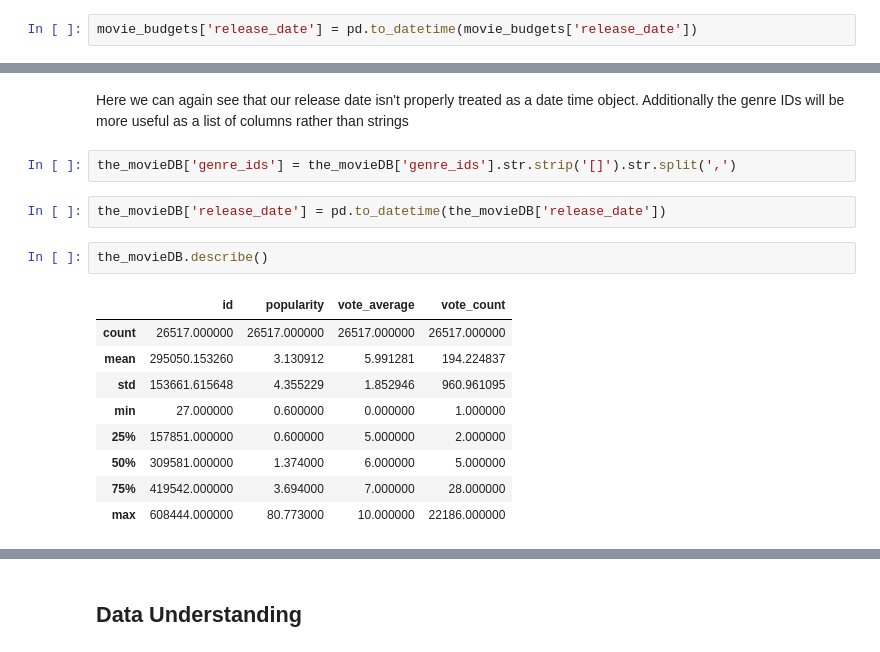
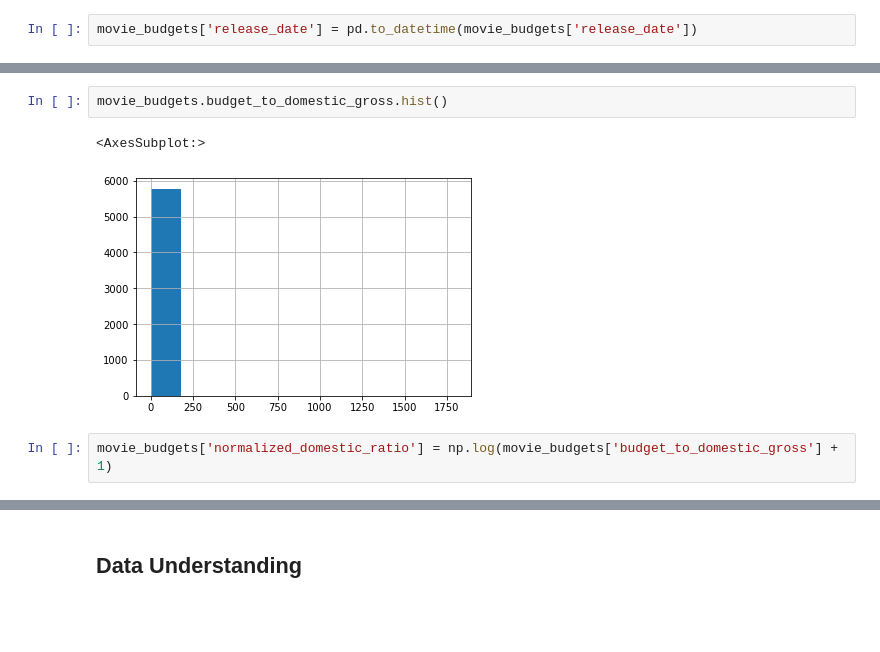
Before and after one commit to Jhuue/Flatiron-Capstone1, a Jupyter notebook: Shane.ipynb, the cells around one changed output, grey strips where cells are left out. Cells and saved outputs as stored; diff of their text form; blank space fills up the shorter version.

```diff
--- a/Shane.ipynb
+++ b/Shane.ipynb
@@ -102,18 +83,7 @@ memory usage: 2.0+ MB
-# %% [markdown]
-Here we can again see that our release date isn't properly treated as a date time object. Additionally the genre IDs will be more useful as a list of columns rather than strings
-# %%
-the_movieDB['genre_ids'] = the_movieDB['genre_ids'].str.strip('[]').str.split(',')
-# %%
-the_movieDB['release_date'] = pd.to_datetime(the_movieDB['release_date'])
-# %%
-the_movieDB.describe()
-# %% [output]
-|  | id | popularity | vote_average | vote_count |
-| count | 26517.000000 | 26517.000000 | 26517.000000 | 26517.000000 |
-| mean | 295050.153260 | 3.130912 | 5.991281 | 194.224837 |
-| std | 153661.615648 | 4.355229 | 1.852946 | 960.961095 |
-| min | 27.000000 | 0.600000 | 0.000000 | 1.000000 |
-| 25% | 157851.000000 | 0.600000 | 5.000000 | 2.000000 |
-| 50% | 309581.000000 | 1.374000 | 6.000000 | 5.000000 |
-| 75% | 419542.000000 | 3.694000 | 7.000000 | 28.000000 |
-| max | 608444.000000 | 80.773000 | 10.000000 | 22186.000000 |
+# %%
+movie_budgets.budget_to_domestic_gross.hist()
+# %% [output]
+<AxesSubplot:>
+[figure, added]
+# %%
+movie_budgets['normalized_domestic_ratio'] = np.log(movie_budgets['budget_to_domestic_gross'] + 1)
```
Also changed, not shown: parts of 17 cells of this notebook.
